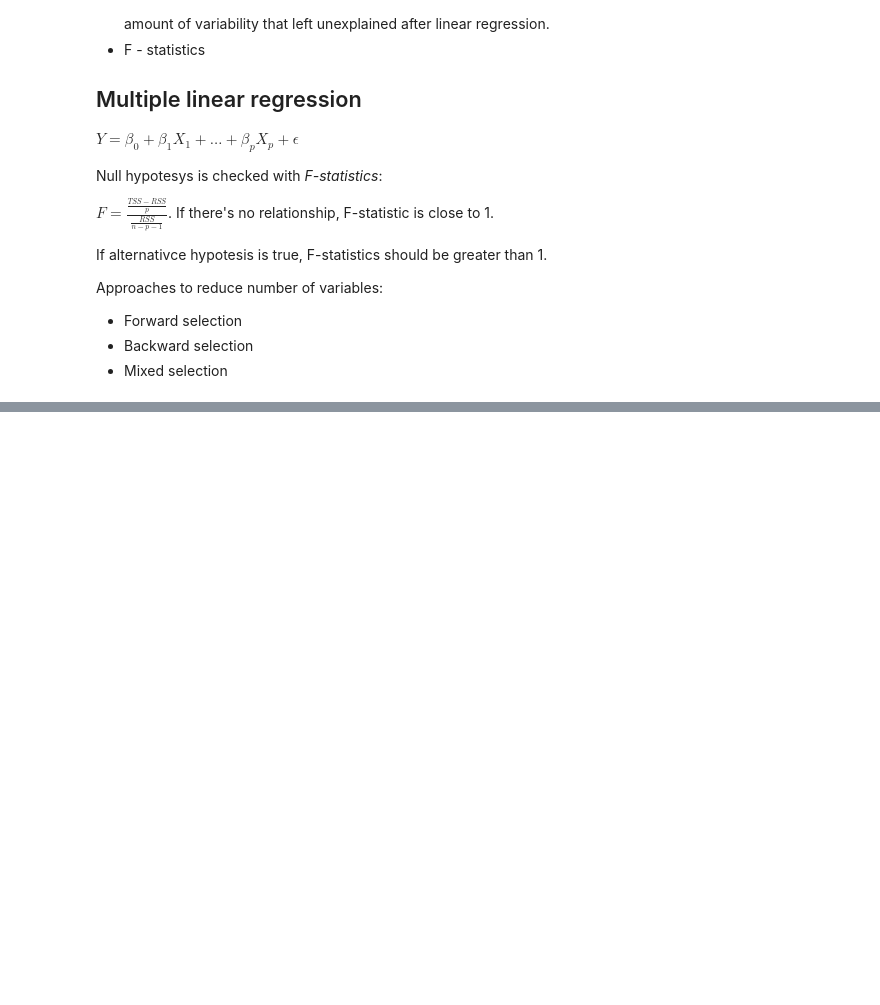
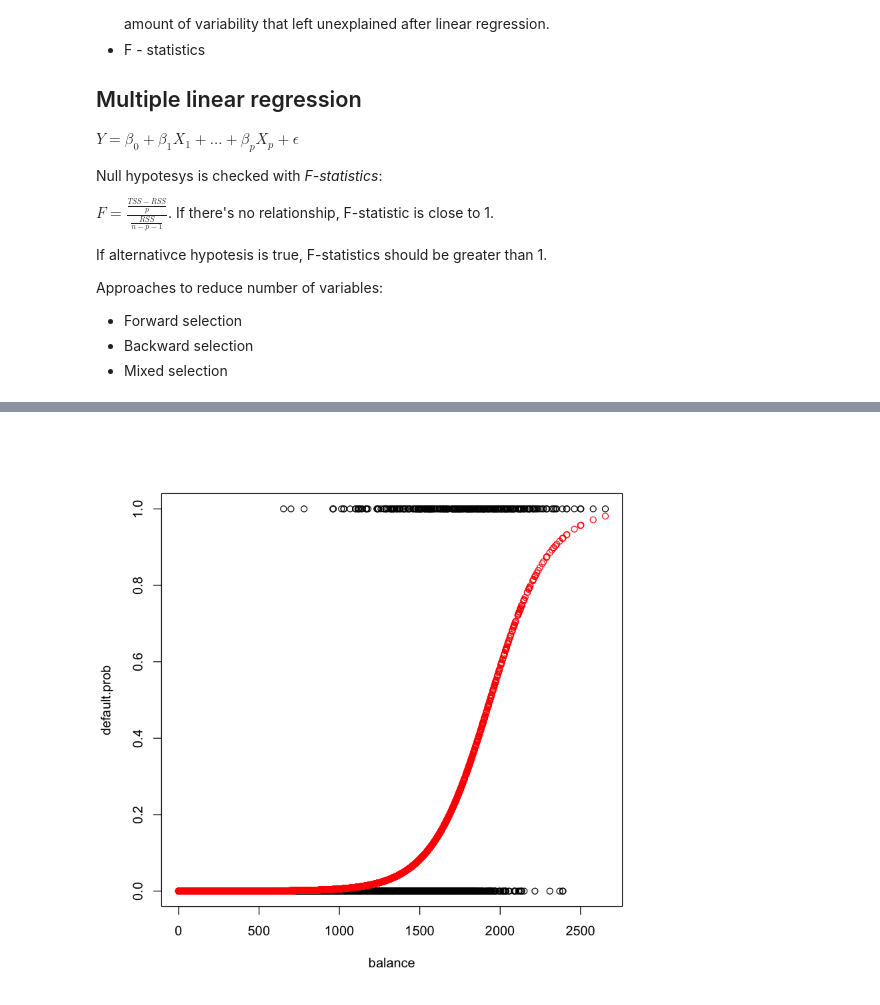
Before and after one commit to svgai/UW-ML, a Jupyter notebook: ML notes.ipynb, the cells around one changed output, grey strips where cells are left out. Cells and saved outputs as stored; diff of their text form; code cells hidden in the pictures; blank space fills up the shorter version.

```diff
--- a/ML notes.ipynb
+++ b/ML notes.ipynb
@@ -86,0 +138,7 @@ Likelyhood: $P(model | event)$
+# %%
+fit <- glm(default~balance, family=binomial)
+default.prob <- as.integer(default)-1
+plot(default.prob~balance)
+points(balance,predict(fit,d, type="response"), col="red")
+# %% [output]
+[figure, added]
```
Also changed, not shown: parts of 12 cells of this notebook.
